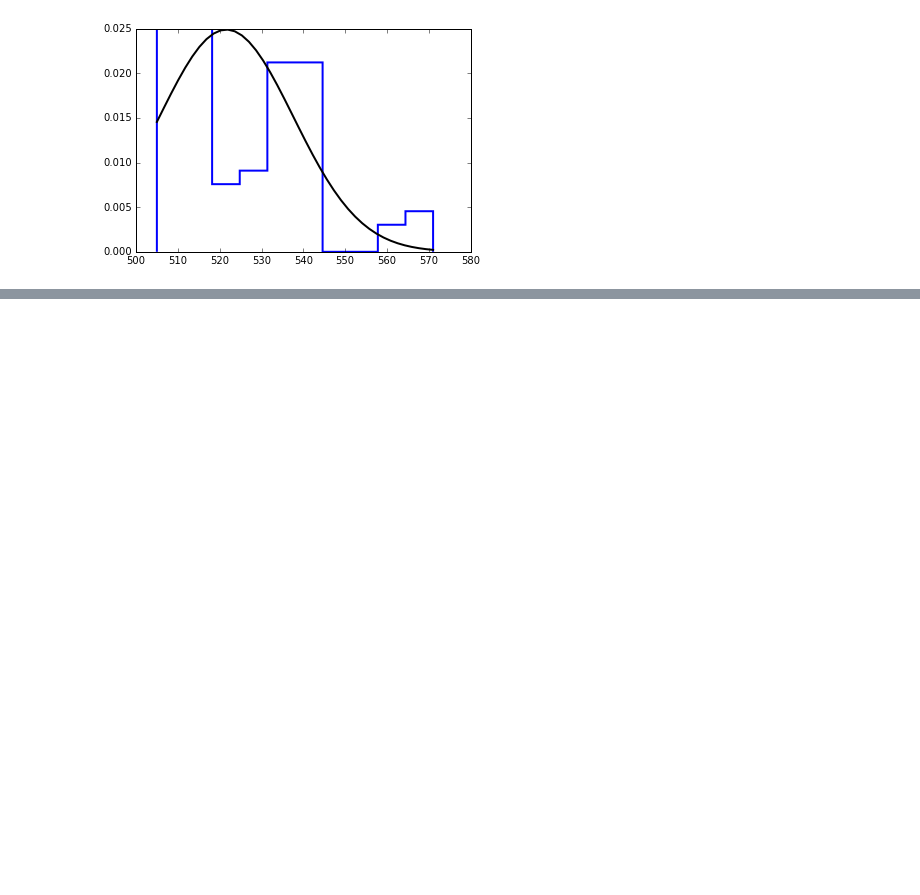
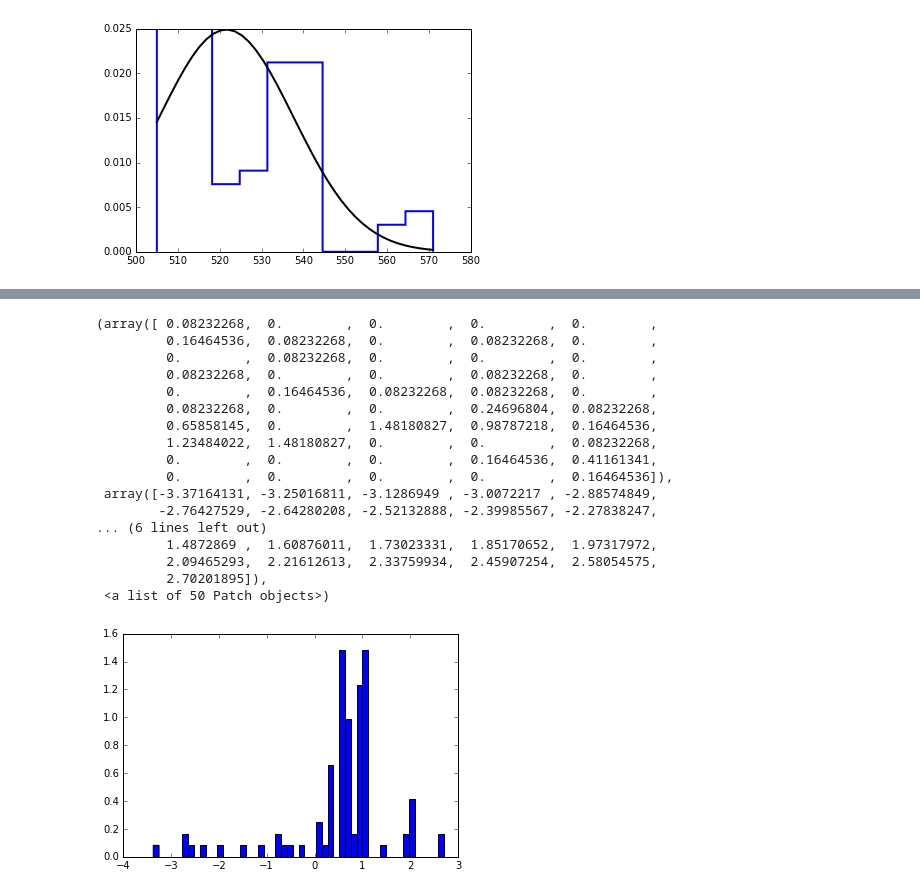
Before and after one commit to a-pradhan/SensorOutputAnalysis, a Jupyter notebook: Sensor Noise Analysis.ipynb, the cells around one changed output, grey strips where cells are left out. Cells and saved outputs as stored; diff of their text form; code cells hidden in the pictures; blank space fills up the shorter version.

```diff
--- a/Sensor Noise Analysis.ipynb
+++ b/Sensor Noise Analysis.ipynb
@@ -70,0 +135,21 @@ NormaltestResult(statistic=14.079871450609414, pvalue=0.00087618287683585098)
+# %%
+plt.hist(leftIR_noise_df["40"],bins=50,normed=True)
+# %% [output]
+(array([ 0.08232268,  0.        ,  0.        ,  0.        ,  0.        ,
+         0.16464536,  0.08232268,  0.        ,  0.08232268,  0.        ,
+         0.        ,  0.08232268,  0.        ,  0.        ,  0.        ,
+         0.08232268,  0.        ,  0.        ,  0.08232268,  0.        ,
+         0.        ,  0.16464536,  0.08232268,  0.08232268,  0.        ,
+         0.08232268,  0.        ,  0.        ,  0.24696804,  0.08232268,
+         0.65858145,  0.        ,  1.48180827,  0.98787218,  0.16464536,
+         1.23484022,  1.48180827,  0.        ,  0.        ,  0.08232268,
+         0.        ,  0.        ,  0.        ,  0.16464536,  0.41161341,
+         0.        ,  0.        ,  0.        ,  0.        ,  0.16464536]),
+ array([-3.37164131, -3.25016811, -3.1286949 , -3.0072217 , -2.88574849,
+        -2.76427529, -2.64280208, -2.52132888, -2.39985567, -2.27838247,
+... (6 lines left out)
+         1.4872869 ,  1.60876011,  1.73023331,  1.85170652,  1.97317972,
+         2.09465293,  2.21612613,  2.33759934,  2.45907254,  2.58054575,
+         2.70201895]),
+ <a list of 50 Patch objects>)
+[figure, added]
```
Also changed, not shown: parts of 19 cells of this notebook, 2 other files.
